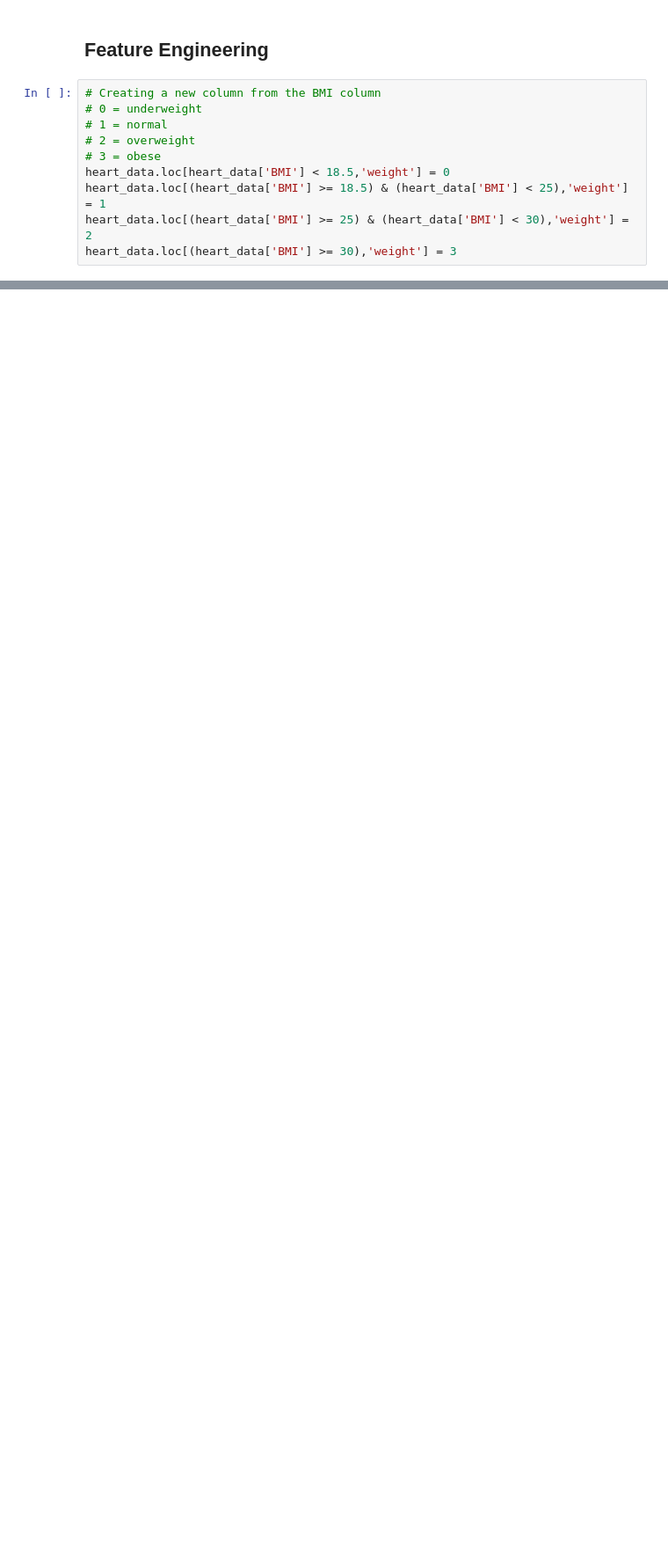
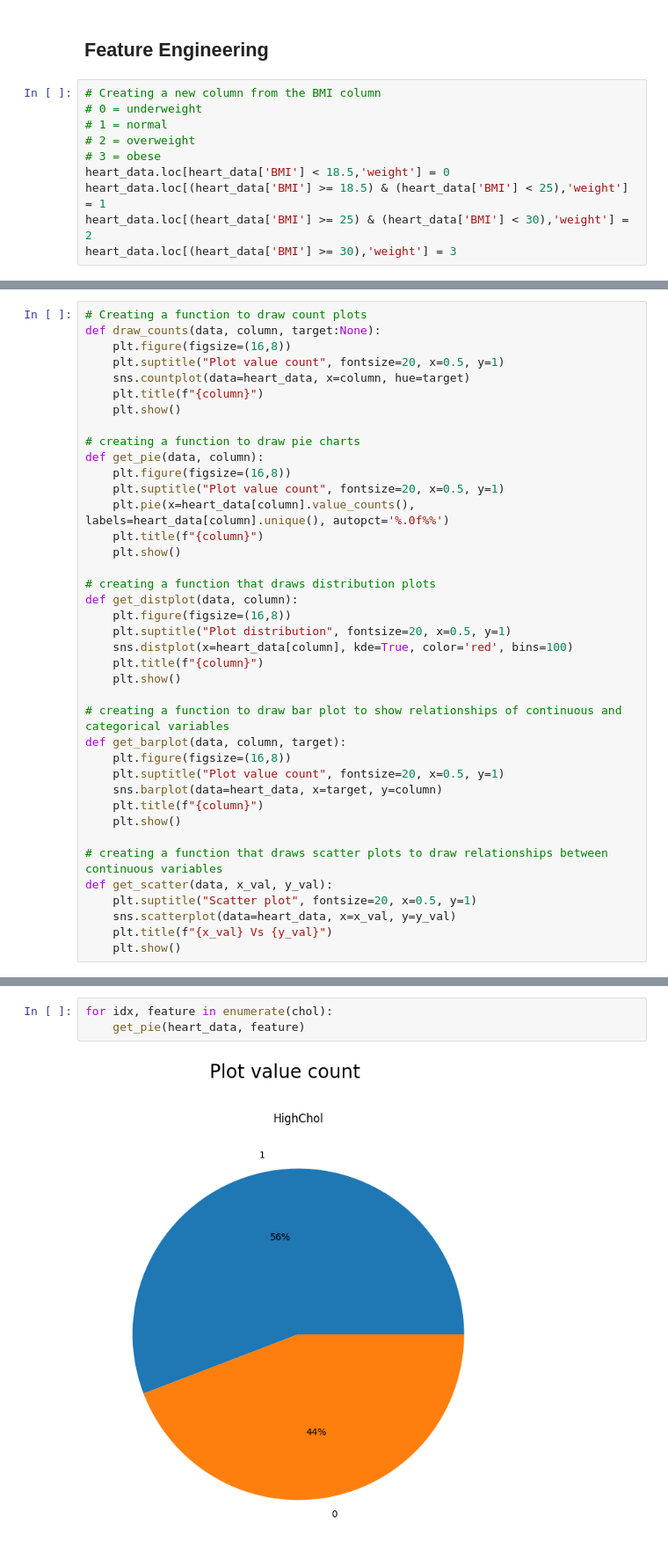
Before and after one commit to teofizzy/heart_disease_or_attack_prediction, a Jupyter notebook: heart_disease_project.ipynb, the cells around one changed output, grey strips where cells are left out. Shown at 88% size. Saved outputs shown, nothing was run; the diff lists cells and outputs as text; blank space fills up the shorter version.

```diff
--- a/heart_disease_project.ipynb
+++ b/heart_disease_project.ipynb
@@ -324,0 +417,39 @@ plt.show()
+# %%
+# Creating a function to draw count plots
+def draw_counts(data, column, target:None):
+    plt.figure(figsize=(16,8))
+    plt.suptitle("Plot value count", fontsize=20, x=0.5, y=1)
+    sns.countplot(data=heart_data, x=column, hue=target)
+    plt.title(f"{column}")
+    plt.show()
+
+# creating a function to draw pie charts
+def get_pie(data, column):
+    plt.figure(figsize=(16,8))
+    plt.suptitle("Plot value count", fontsize=20, x=0.5, y=1)
+    plt.pie(x=heart_data[column].value_counts(), labels=heart_data[column].unique(), autopct='%.0f%%')
+    plt.title(f"{column}")
+    plt.show()
+
+# creating a function that draws distribution plots
+def get_distplot(data, column):
+    plt.figure(figsize=(16,8))
+    plt.suptitle("Plot distribution", fontsize=20, x=0.5, y=1)
+    sns.distplot(x=heart_data[column], kde=True, color='red', bins=100)
+    plt.title(f"{column}")
+    plt.show()
+
+# creating a function to draw bar plot to show relationships of continuous and categorical variables
+def get_barplot(data, column, target):
+    plt.figure(figsize=(16,8))
+    plt.suptitle("Plot value count", fontsize=20, x=0.5, y=1)
+    sns.barplot(data=heart_data, x=target, y=column)
+    plt.title(f"{column}")
+    plt.show()
+
+# creating a function that draws scatter plots to draw relationships between continuous variables
+def get_scatter(data, x_val, y_val):
+    plt.suptitle("Scatter plot", fontsize=20, x=0.5, y=1)
+    sns.scatterplot(data=heart_data, x=x_val, y=y_val)
+    plt.title(f"{x_val} Vs {y_val}")
+    plt.show()
@@ -324,0 +458,5 @@ plt.show()
+# %%
+for idx, feature in enumerate(chol):
+    get_pie(heart_data, feature)
+# %% [output]
+[figure, added]
```
Also changed, not shown: parts of 61 cells of this notebook, 8 other files.
